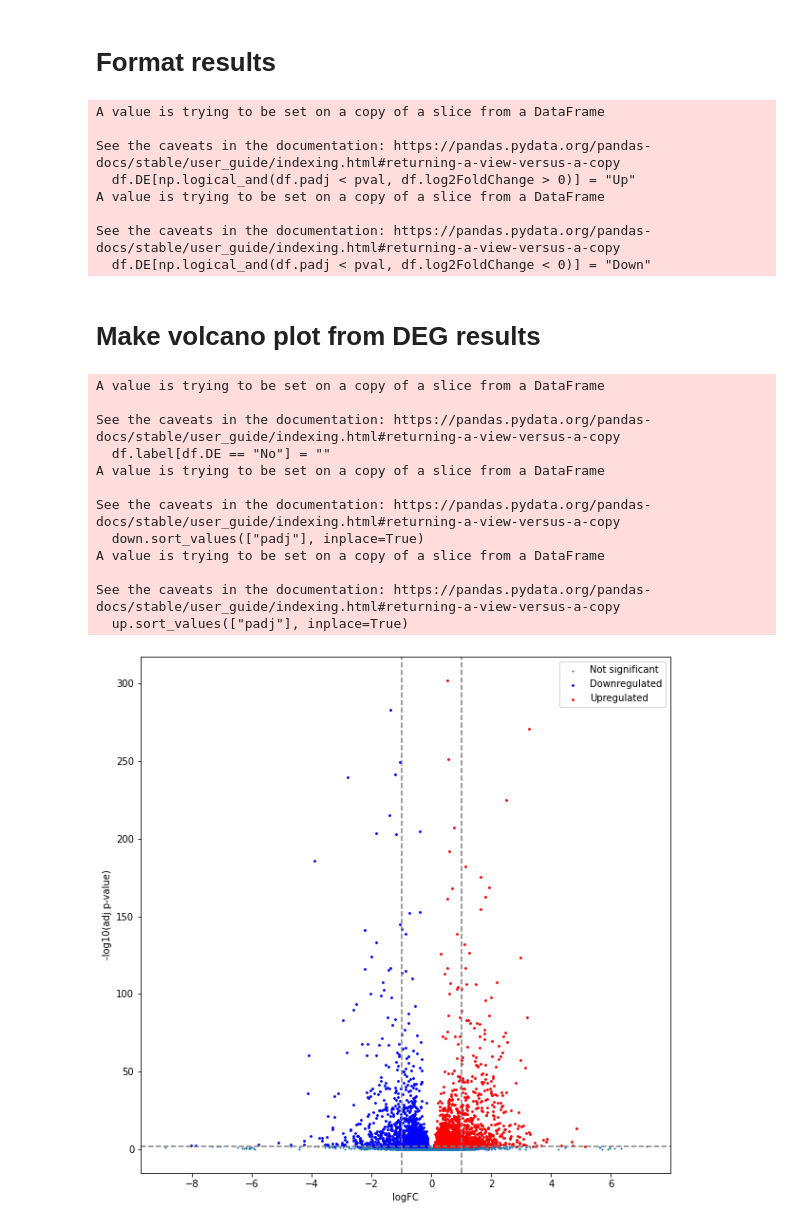
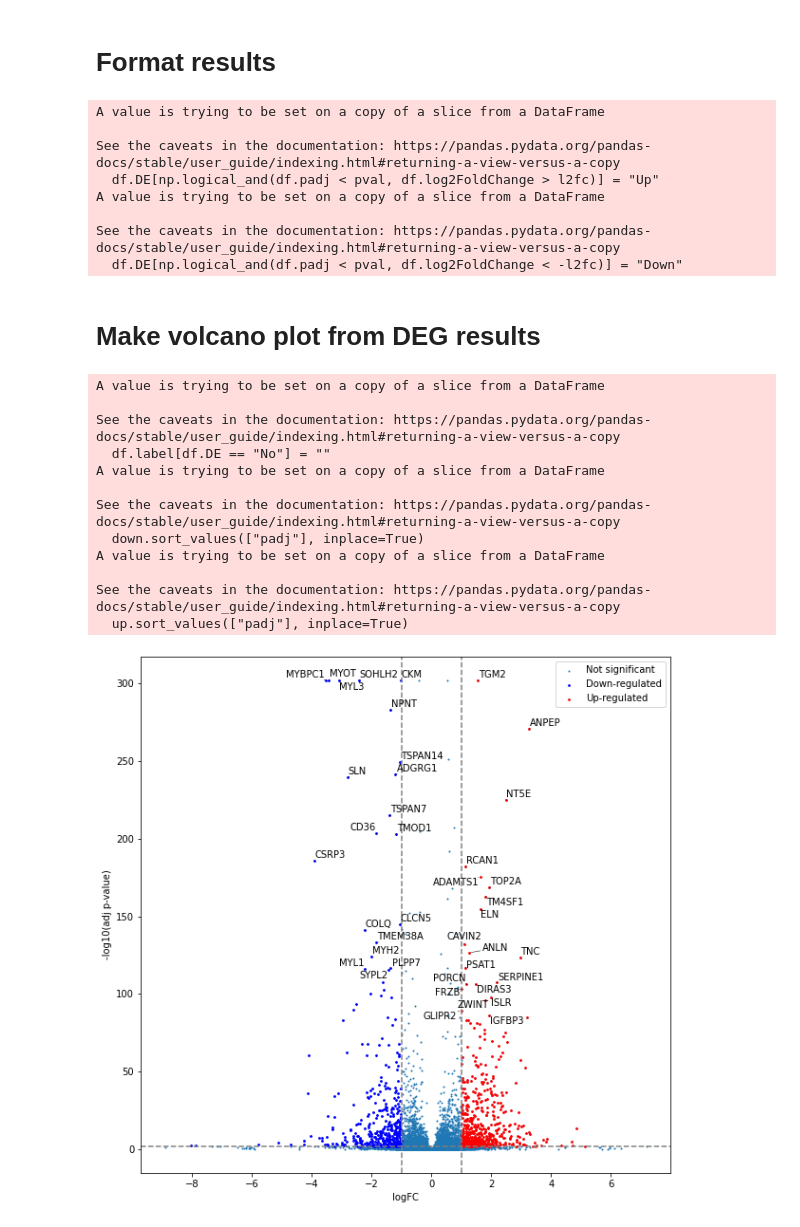
Before and after one commit to mortazavilab/cosmos-cluster6, a Jupyter notebook: deg_analysis.ipynb, the cells around one changed output. Cells and saved outputs as stored; diff of their text form; code cells hidden in the pictures.

```diff
--- a/deg_analysis.ipynb
+++ b/deg_analysis.ipynb
@@ -170,21 +168,32 @@ annot = annot[["gene_id", "gene_name"]]
 annot = annot.drop_duplicates()
 # %%
 df = stat_res.results_df.copy(deep=True)
-df.dropna(axis=0, inplace=True)
+
+# Find the machine-specific lowest non-zero value
+lowest_nonzero_value = df['padj'][df['padj'] > 0].min()
+
+# Replace 0 with the lowest non-zero value
+df['padj'] = np.where(df['padj'] == 0, lowest_nonzero_value, df['padj'])
+
+df = df.dropna()
 df = df.merge(annot, left_index=True, right_on='gene_id')
 
+# Calculate -log10(padj)
+df['nlog10padj'] = -np.log10(df['padj'])
+
+# Add labels to DE column based on our cutoffs above
 df['DE'] = "No"
-df.DE[np.logical_and(df.padj < pval, df.log2FoldChange > 0)] = "Up"
-df.DE[np.logical_and(df.padj < pval, df.log2FoldChange < 0)] = "Down"
+df.DE[np.logical_and(df.padj < pval, df.log2FoldChange > l2fc)] = "Up"
+df.DE[np.logical_and(df.padj < pval, df.log2FoldChange < -l2fc)] = "Down"
 # %% [output]
 A value is trying to be set on a copy of a slice from a DataFrame
 
 See the caveats in the documentation: https://pandas.pydata.org/pandas-docs/stable/user_guide/indexing.html#returning-a-view-versus-a-copy
-  df.DE[np.logical_and(df.padj < pval, df.log2FoldChange > 0)] = "Up"
+  df.DE[np.logical_and(df.padj < pval, df.log2FoldChange > l2fc)] = "Up"
 A value is trying to be set on a copy of a slice from a DataFrame
 
 See the caveats in the documentation: https://pandas.pydata.org/pandas-docs/stable/user_guide/indexing.html#returning-a-view-versus-a-copy
-  df.DE[np.logical_and(df.padj < pval, df.log2FoldChange < 0)] = "Down"
+  df.DE[np.logical_and(df.padj < pval, df.log2FoldChange < -l2fc)] = "Down"
 # %% [markdown]
 # Make volcano plot from DEG results
 # %%
@@ -194,44 +203,49 @@ import matplotlib.pylab as plt
 df['label'] = df.gene_name
 df.label[df.DE == "No"] = ""
 
-plt.scatter(x=df['log2FoldChange'],y=df['padj'].apply(lambda x:-np.log10(x)), s=1, label="Not significant")
+# plot whole df first (with small size dots)
+plt.scatter(x=df['log2FoldChange'],y=df['nlog10padj'], s=1, label="Not significant")
 
-# highlight down- or up- regulated genes
+# highlight up- or down- regulated genes
 down = df[df.DE == "Down"]
 down.sort_values(["padj"], inplace=True)
 up = df[df.DE == "Up"]
 up.sort_values(["padj"], inplace=True)
 
-plt.scatter(x=down['log2FoldChange'],y=down['padj'].apply(lambda x:-np.log10(x)),s=3,label="Downregulated",color="blue")
-plt.scatter(x=up['log2FoldChange'],y=up['padj'].apply(lambda x:-np.log10(x)),s=3,label="Upregulated",color="red")
+# overlay up- and down- regulated gene dfs with larger label and specific color
+plt.scatter(x=down['log2FoldChange'],y=down['nlog10padj'],s=3,label="Down-regulated",color="blue")
+plt.scatter(x=up['log2FoldChange'],y=up['nlog10padj'],s=3,label="Up-regulated",color="red")
+
+# Display names of top 20 up- or down- regulated genes
+n_genes = 20
 texts=[]
-#for i in range(min(10, up.shape[0])):
-#    texts.append(plt.text(x=up.iloc[i, 1],
-#                          y=-np.log10(up.iloc[i, 5]),
-#                          s=up.iloc[i, 7]))
-#for i in range(min(10, down.shape[0])):
-#    texts.append(plt.text(x=down.iloc[i, 1],
-#                          y=-np.log10(down.iloc[i, 5]),
-#                          s=down.iloc[i, 7]))
-#adjust_text(texts,arrowprops=dict(arrowstyle="-", color='black', lw=0.5))
+for i in range(min(n_genes, up.shape[0])):
+    texts.append(plt.text(x=up.iloc[i, 1],
+                          y=up.iloc[i, 8],
+                          s=up.iloc[i, 7]))
+for i in range(min(n_genes, down.shape[0])):
+    texts.append(plt.text(x=down.iloc[i, 1],
+                          y=down.iloc[i, 8],
+                          s=down.iloc[i, 7]))
+adjust_text(texts,arrowprops=dict(arrowstyle="-", color='black', lw=0.5))
 plt.xlabel("logFC")
 plt.ylabel("-log10(adj p-value)")
 plt.axvline(l2fc,color="grey",linestyle="--")
 plt.axvline(-l2fc,color="grey",linestyle="--")
 plt.axhline(-np.log10(pval),color="grey",linestyle="--")
 plt.legend()
 plt.rcParams['figure.figsize'] = [10, 10]
 # %% [output]
 A value is trying to be set on a copy of a slice from a DataFrame
 
 See the caveats in the documentation: https://pandas.pydata.org/pandas-docs/stable/user_guide/indexing.html#returning-a-view-versus-a-copy
   df.label[df.DE == "No"] = ""
 A value is trying to be set on a copy of a slice from a DataFrame
 
 See the caveats in the documentation: https://pandas.pydata.org/pandas-docs/stable/user_guide/indexing.html#returning-a-view-versus-a-copy
   down.sort_values(["padj"], inplace=True)
 A value is trying to be set on a copy of a slice from a DataFrame
 
 See the caveats in the documentation: https://pandas.pydata.org/pandas-docs/stable/user_guide/indexing.html#returning-a-view-versus-a-copy
   up.sort_values(["padj"], inplace=True)
-[figure, old version]
+[figure, new version]
```
Also changed, not shown: parts of 6 cells of this notebook.
